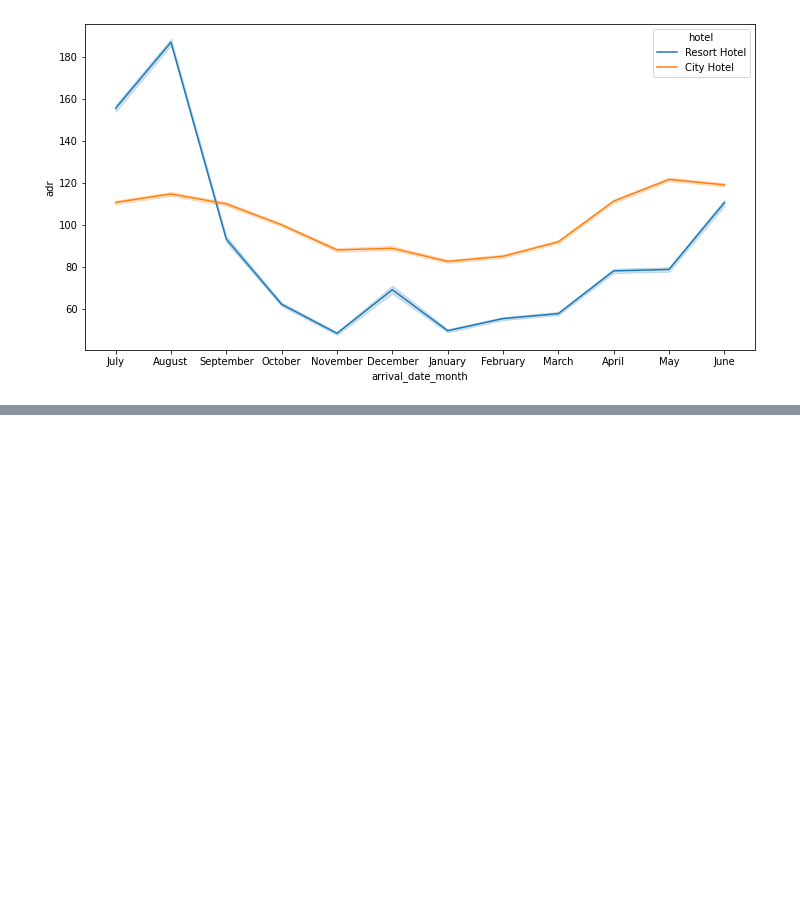
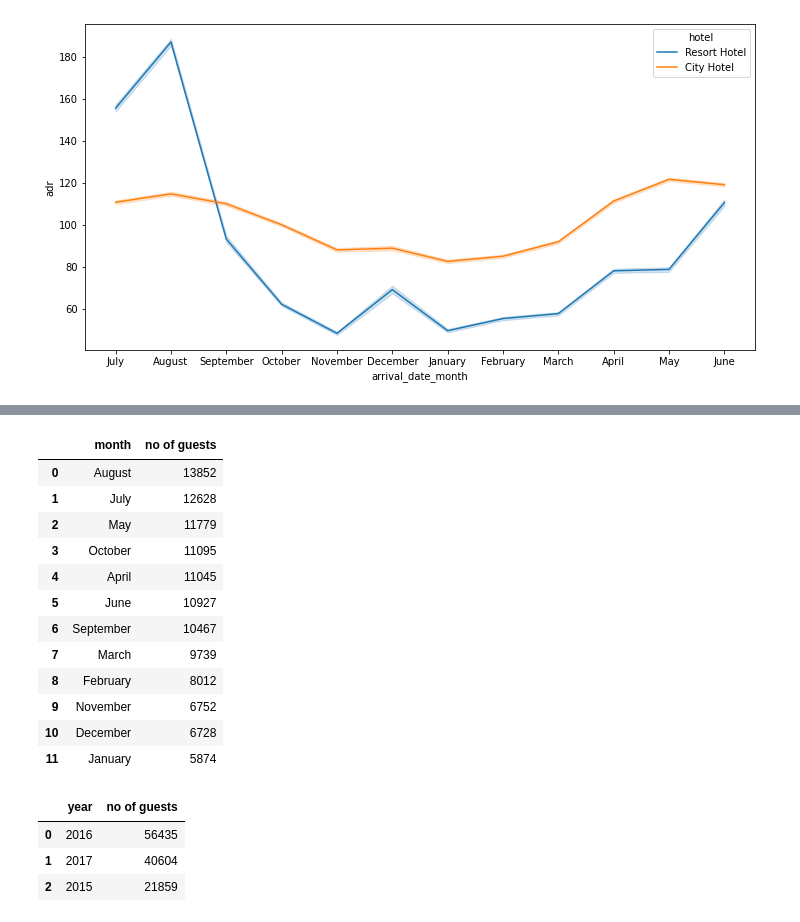
Before and after one commit to Robin-Rego/Hotel-Booking-Data-Analysis, a Jupyter notebook: Robin_Rego_Hotel_Booking_Analysis_Capstone_Project.ipynb, the cells around one changed output, grey strips where cells are left out. Saved outputs shown, nothing was run; the diff lists cells and outputs as text; code cells hidden in the pictures; blank space fills up the shorter version.

```diff
--- a/Robin_Rego_Hotel_Booking_Analysis_Capstone_Project.ipynb
+++ b/Robin_Rego_Hotel_Booking_Analysis_Capstone_Project.ipynb
@@ -641,0 +664,27 @@ sns.lineplot(x='arrival_date_month', y='adr', hue='hotel', data= df)
+# %%
+busy_month=df['arrival_date_month'].value_counts().reset_index()
+busy_month.columns=['month','no of guests']
+busy_month
+# %% [output]
+|  | month | no of guests |
+| 0 | August | 13852 |
+| 1 | July | 12628 |
+| 2 | May | 11779 |
+| 3 | October | 11095 |
+| 4 | April | 11045 |
+| 5 | June | 10927 |
+| 6 | September | 10467 |
+| 7 | March | 9739 |
+| 8 | February | 8012 |
+| 9 | November | 6752 |
+| 10 | December | 6728 |
+| 11 | January | 5874 |
+# %%
+busy_year=df['arrival_date_year'].value_counts().reset_index()
+busy_year.columns=['year','no of guests']
+busy_year
+# %% [output]
+|  | year | no of guests |
+| 0 | 2016 | 56435 |
+| 1 | 2017 | 40604 |
+| 2 | 2015 | 21859 |
```
Also changed, not shown: parts of 2 cells of this notebook.
